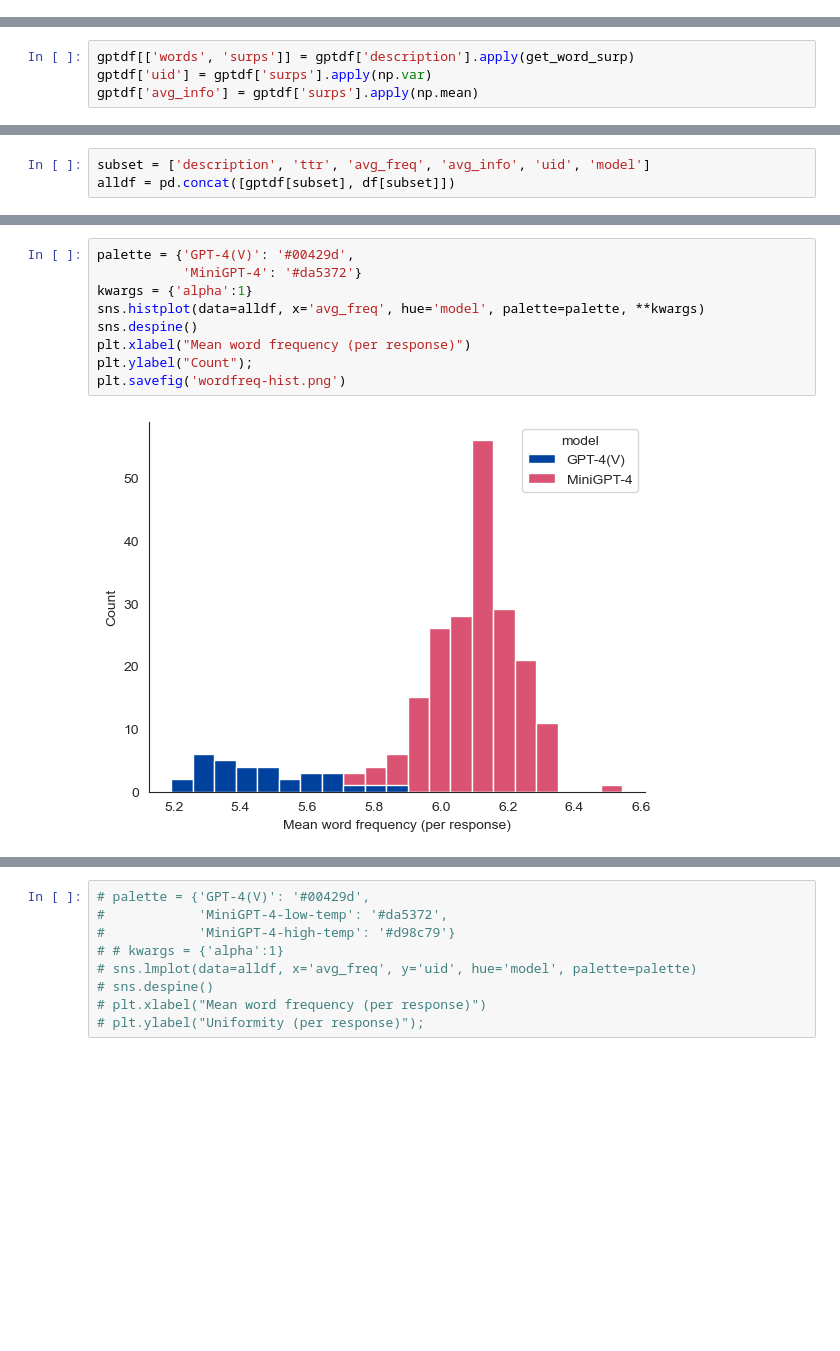
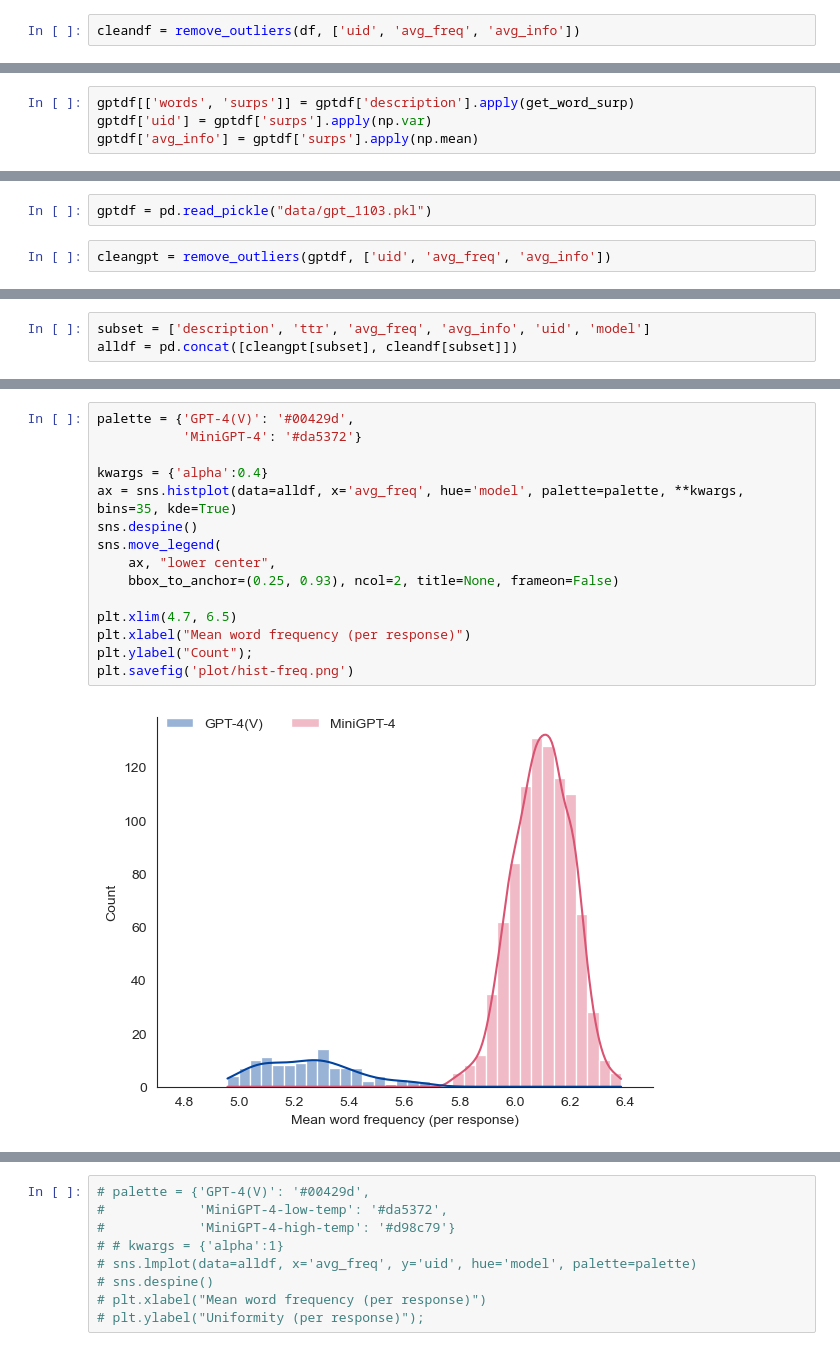
Before and after one commit to zimine/anlp23_project, a Jupyter notebook: project_torch.ipynb, the cells around one changed output, grey strips where cells are left out. Cells and saved outputs as stored; diff of their text form; blank space fills up the shorter version.

```diff
--- a/project_torch.ipynb
+++ b/project_torch.ipynb
@@ -220,3 +224,5 @@ df.to_pickle("data/minigpt_temp_1102.pkl")
+# %%
+cleandf = remove_outliers(df, ['uid', 'avg_freq', 'avg_info'])
 # %% [markdown]
 #### Utterance-level
 # %%
@@ -380,0 +383,4 @@ gptdf.to_pickle("data/gpt_1102.pkl")
+# %%
+gptdf = pd.read_pickle("data/gpt_1103.pkl")
+# %%
+cleangpt = remove_outliers(gptdf, ['uid', 'avg_freq', 'avg_info'])
@@ -381,3 +391,3 @@ gptdf.to_pickle("data/gpt_1102.pkl")
 # %%
 subset = ['description', 'ttr', 'avg_freq', 'avg_info', 'uid', 'model']
-alldf = pd.concat([gptdf[subset], df[subset]])
+alldf = pd.concat([cleangpt[subset], cleandf[subset]])
@@ -388,14 +427,20 @@ color_pal
 # %%
 palette = {'GPT-4(V)': '#00429d',
            'MiniGPT-4': '#da5372'}
-kwargs = {'alpha':1}
-sns.histplot(data=alldf, x='avg_freq', hue='model', palette=palette, **kwargs)
+
+kwargs = {'alpha':0.4}
+ax = sns.histplot(data=alldf, x='avg_freq', hue='model', palette=palette, **kwargs, bins=35, kde=True)
 sns.despine()
+sns.move_legend(
+    ax, "lower center",
+    bbox_to_anchor=(0.25, 0.93), ncol=2, title=None, frameon=False)
+
+plt.xlim(4.7, 6.5)
 plt.xlabel("Mean word frequency (per response)")
 plt.ylabel("Count");
-plt.savefig('wordfreq-hist.png')
+plt.savefig('plot/hist-freq.png')
 # %% [output]
-[figure, old version]
+[figure, new version]
 # %%
 palette = {'GPT-4(V)': '#00429d',
            'MiniGPT-4': '#da5372'}
```
Also changed, not shown: parts of 42 cells of this notebook, 29 other files.
